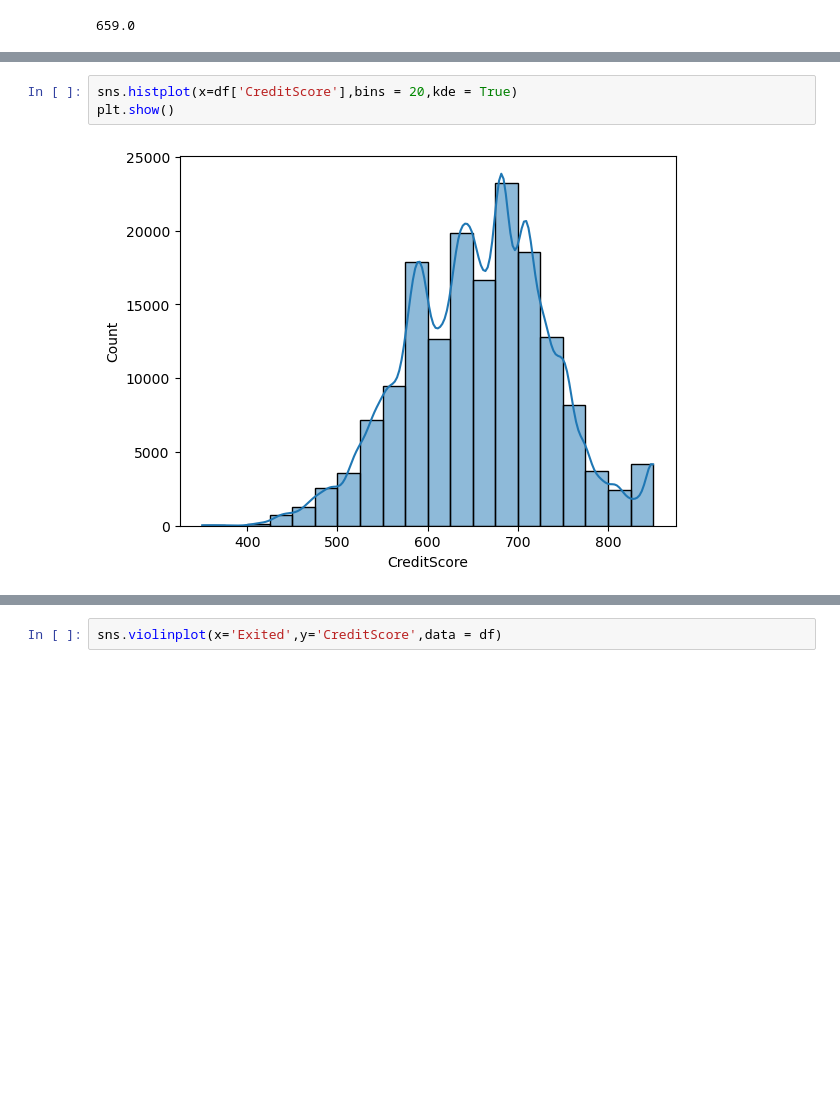
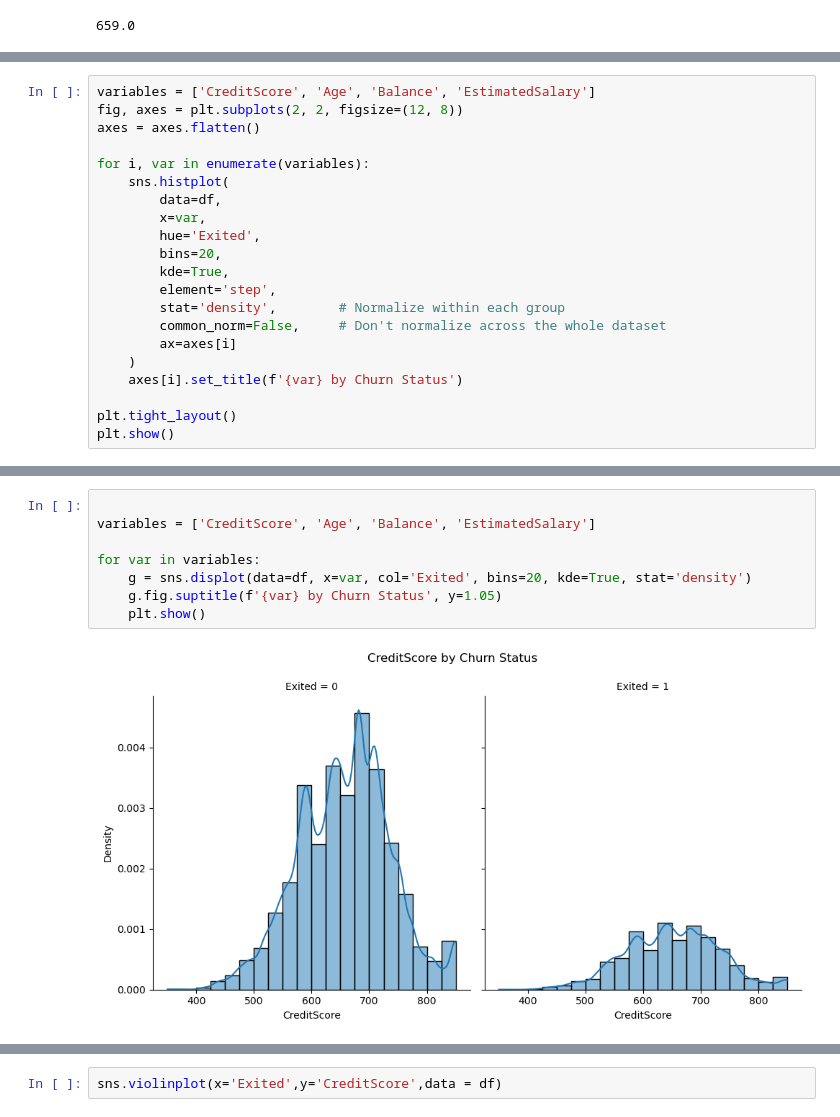
Before and after one commit to EliasOMacias/Bank_client_churn_prediction, a Jupyter notebook: Bank_churn_predictor.ipynb, the cells around one changed output, grey strips where cells are left out. Saved outputs shown, nothing was run; the diff lists cells and outputs as text; blank space fills up the shorter version.

Commit message:
Changed code for plotting histograms. Made easier to add variables should they be added to the dataset

```diff
--- a/Bank_churn_predictor.ipynb
+++ b/Bank_churn_predictor.ipynb
@@ -90,0 +138,21 @@ df['CreditScore'].median()
+# %%
+variables = ['CreditScore', 'Age', 'Balance', 'EstimatedSalary']
+fig, axes = plt.subplots(2, 2, figsize=(12, 8))
+axes = axes.flatten()
+
+for i, var in enumerate(variables):
+    sns.histplot(
+        data=df,
+        x=var,
+        hue='Exited',
+        bins=20,
+        kde=True,
+        element='step',
+        stat='density',        # Normalize within each group
+        common_norm=False,     # Don't normalize across the whole dataset
+        ax=axes[i]
+    )
+    axes[i].set_title(f'{var} by Churn Status')
+
+plt.tight_layout()
+plt.show()
@@ -91,5 +161,10 @@ df['CreditScore'].median()
 # %%
-sns.histplot(x=df['CreditScore'],bins = 20,kde = True)
-plt.show()
+
+variables = ['CreditScore', 'Age', 'Balance', 'EstimatedSalary']
+
+for var in variables:
+    g = sns.displot(data=df, x=var, col='Exited', bins=20, kde=True, stat='density')
+    g.fig.suptitle(f'{var} by Churn Status', y=1.05)
+    plt.show()
 # %% [output]
-[figure, old version]
+[figure, new version]
```
Also changed, not shown: parts of 6 cells of this notebook.
